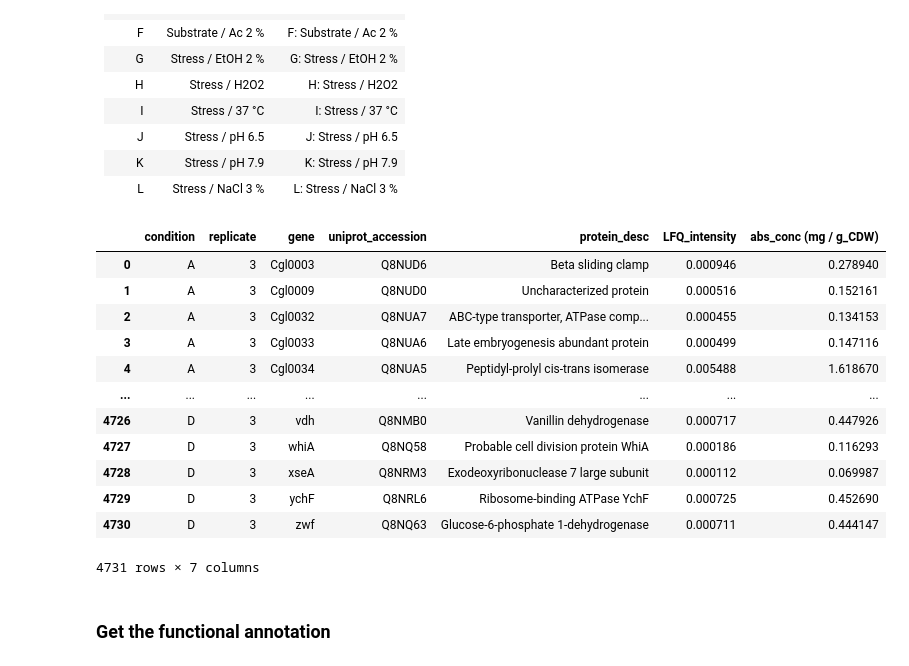
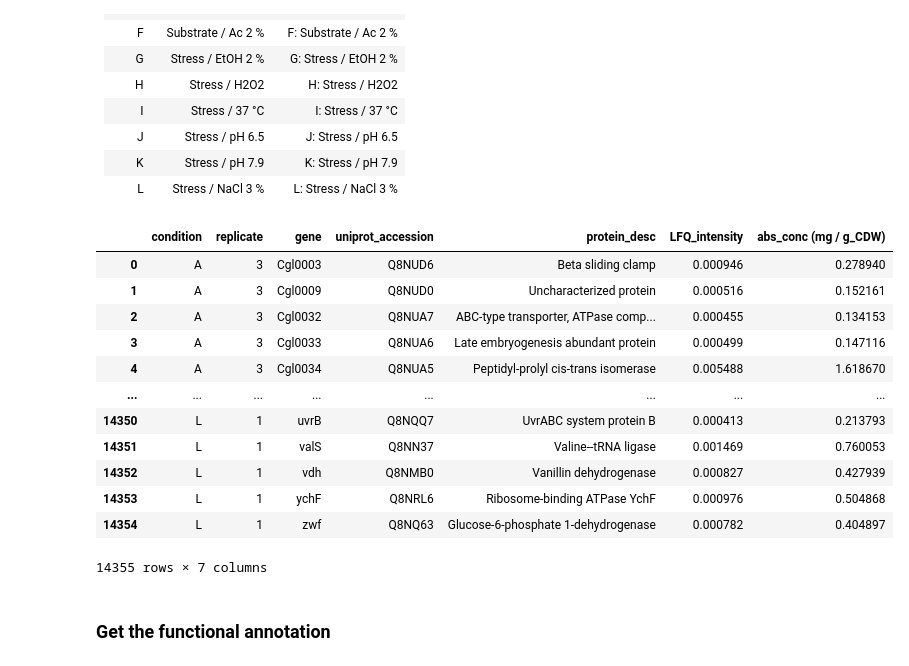
Before and after one commit to iAMB-RWTH-Aachen/PAMparametrizer, a Jupyter notebook: Scripts/i1_preprocessing/translational_sector_config_iCGB21FR.ipynb, the cells around one changed output. Drawn from its saved outputs; the diff is of its cells as text; code cells hidden in the pictures.

```diff
--- a/Scripts/i1_preprocessing/translational_sector_config_iCGB21FR.ipynb
+++ b/Scripts/i1_preprocessing/translational_sector_config_iCGB21FR.ipynb
@@ -64,23 +64,23 @@ We are only selecting group A-D because the other measurements are related to st
 # %%
 #get the validation data
 df_proteomics = pd.read_excel(DATA_FILE_PATH)
 #filter out the stress conditions
-df_proteomics = df_proteomics[df_proteomics['condition'].str.contains(r'^[A-D]$', case=False, na=False)]
+df_proteomics = df_proteomics[df_proteomics['condition'].str.contains(r'^[A-L]$', case=False, na=False)]
 df_proteomics
 # %% [output]
 |  | condition | replicate | gene | uniprot_accession | protein_desc | LFQ_intensity | abs_conc (mg / g_CDW) |
 | 0 | A | 3 | Cgl0003 | Q8NUD6 | Beta sliding clamp | 0.000946 | 0.278940 |
 | 1 | A | 3 | Cgl0009 | Q8NUD0 | Uncharacterized protein | 0.000516 | 0.152161 |
 | 2 | A | 3 | Cgl0032 | Q8NUA7 | ABC-type transporter, ATPase comp... | 0.000455 | 0.134153 |
 | 3 | A | 3 | Cgl0033 | Q8NUA6 | Late embryogenesis abundant protein | 0.000499 | 0.147116 |
 | 4 | A | 3 | Cgl0034 | Q8NUA5 | Peptidyl-prolyl cis-trans isomerase | 0.005488 | 1.618670 |
 | ... | ... | ... | ... | ... | ... | ... | ... |
-| 4726 | D | 3 | vdh | Q8NMB0 | Vanillin dehydrogenase | 0.000717 | 0.447926 |
-| 4727 | D | 3 | whiA | Q8NQ58 | Probable cell division protein WhiA | 0.000186 | 0.116293 |
-| 4728 | D | 3 | xseA | Q8NRM3 | Exodeoxyribonuclease 7 large subunit | 0.000112 | 0.069987 |
-| 4729 | D | 3 | ychF | Q8NRL6 | Ribosome-binding ATPase YchF | 0.000725 | 0.452690 |
-| 4730 | D | 3 | zwf | Q8NQ63 | Glucose-6-phosphate 1-dehydrogenase | 0.000711 | 0.444147 |
+| 14350 | L | 1 | uvrB | Q8NQQ7 | UvrABC system protein B | 0.000413 | 0.213793 |
+| 14351 | L | 1 | valS | Q8NN37 | Valine--tRNA ligase | 0.001469 | 0.760053 |
+| 14352 | L | 1 | vdh | Q8NMB0 | Vanillin dehydrogenase | 0.000827 | 0.427939 |
+| 14353 | L | 1 | ychF | Q8NRL6 | Ribosome-binding ATPase YchF | 0.000976 | 0.504868 |
+| 14354 | L | 1 | zwf | Q8NQ63 | Glucose-6-phosphate 1-dehydrogenase | 0.000782 | 0.404897 |
-4731 rows × 7 columns
+14355 rows × 7 columns
 # %% [markdown]
 ### Get the functional annotation
 # %%
```
Also changed, not shown: parts of 6 cells of this notebook, 3 other files.
